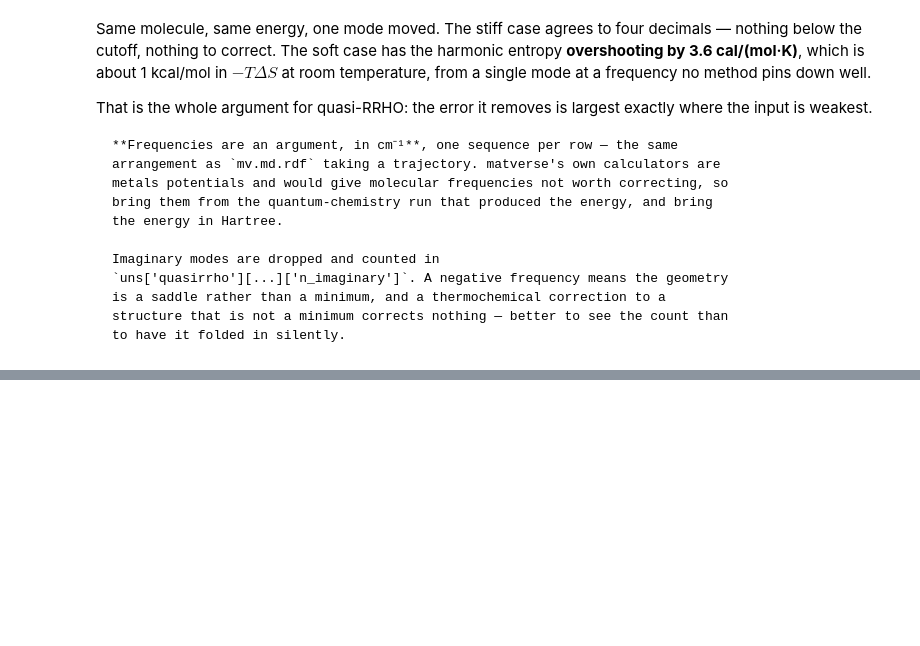
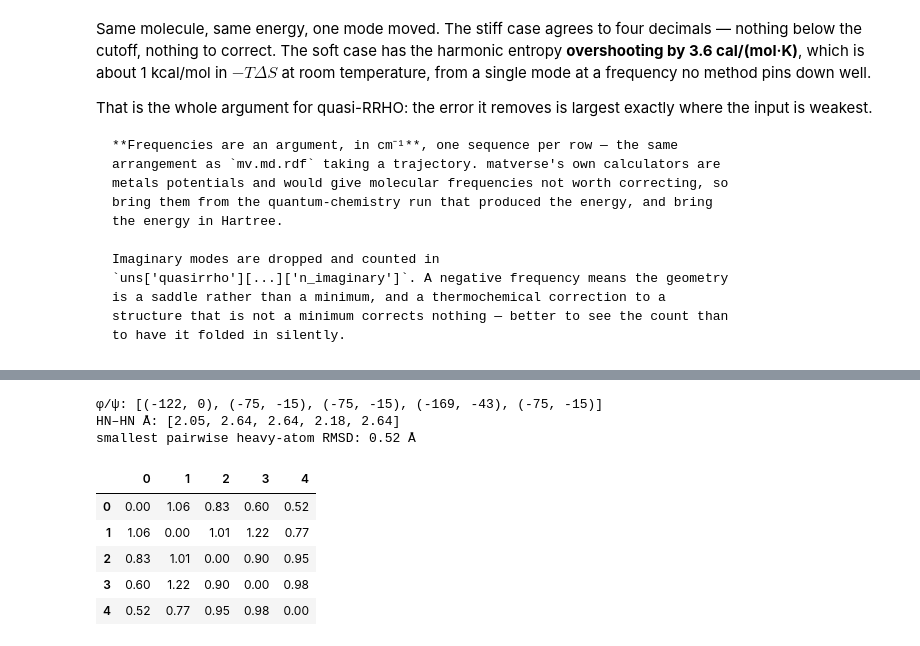
Before and after one commit to omicverse/matverse, a Jupyter notebook: matverse_guide/docs/tutorials/molecules.ipynb, the cells around one changed output, grey strips where cells are left out. Drawn from its saved outputs; the diff is of its cells as text; code cells hidden in the pictures; blank space fills up the shorter version.

```diff
--- a/matverse_guide/docs/tutorials/molecules.ipynb
+++ b/matverse_guide/docs/tutorials/molecules.ipynb
@@ -582,0 +724,8 @@ to have it folded in silently.
+# %%
+noe = {"distances": [{"atoms": [H_N1, H_N2], "lower": 1.8, "upper": 2.8}]}
+lower1, upper1 = mv.mol.restraint_bounds(dipeptide, noe)
+
+changed = (np.abs(upper1 - upper0) > 1e-6) | (np.abs(lower1 - lower0) > 1e-6)
+print(f"one restraint changed {int(changed.sum() // 2)} of "
+      f"{dipeptide.GetNumAtoms() * (dipeptide.GetNumAtoms() - 1) // 2} pairs")
+bounds_table(lower1, upper1, PAIRS)
@@ -582,0 +910,22 @@ to have it folded in silently.
+# %%
+def chain_length_proof(mol, restraints):
+    # a certificate (truthy) if any distance exceeds the bonded path between its atoms
+    for entry in restraints.get("distances", []):
+        i, j = entry["atoms"]
+        path = Chem.GetShortestPath(mol, i, j)
+        if entry["lower"] > 1.6 * (len(path) - 1):
+            return {"pair": (i, j), "path_bonds": len(path) - 1, "lower": entry["lower"]}
+    return None
+
+
+attempts = {
+    "angle on a non-path": ({"angles": [{"atoms": [0, 3, 4], "lower": 100, "upper": 120}]}, {}),
+    "impossible 1-4 distance": ({"distances": [{"atoms": [1, 6], "lower": 5.0, "upper": 5.5}]}, {}),
+    "same, with a proof": ({"distances": [{"atoms": [1, 6], "lower": 5.0, "upper": 5.5}]},
+                           {"proof": chain_length_proof}),
+}
+for label, (restraints, extra) in attempts.items():
+    try:
+        mv.mol.embed_restrained(dipeptide, restraints, max_attempts=5, **SLACK, **extra)
+    except mv.mol.RestraintError as exc:
+        print(f"{label:25s} {type(exc).__name__}: {exc}")
@@ -582,0 +944,23 @@ to have it folded in silently.
+# %%
+ensemble = mv.mol.embed_restrained(dipeptide, noe, num_confs=5, random_seed=9,
+                                   min_rmsd=0.5, max_attempts=200, **SLACK)
+heavy = Chem.RemoveHs(ensemble)
+n = ensemble.GetNumConformers()
+rmsd = np.array([[0.0 if a == b else rdMolAlign.GetBestRMS(heavy, heavy, a, b)
+                  for b in range(n)] for a in range(n)])
+print("φ/ψ:", [tuple(round(x) for x in phi_psi(ensemble, c)) for c in range(n)])
+print("HN–HN Å:", [round(float(np.linalg.norm(ensemble.GetConformer(c).GetPositions()[H_N1]
+                                            - ensemble.GetConformer(c).GetPositions()[H_N2])), 2)
+                   for c in range(n)])
+print(f"smallest pairwise heavy-atom RMSD: {rmsd[~np.eye(n, dtype=bool)].min():.2f} Å")
+pd.DataFrame(rmsd).round(2)
+# %% [output]
+φ/ψ: [(-122, 0), (-75, -15), (-75, -15), (-169, -43), (-75, -15)]
+HN–HN Å: [2.05, 2.64, 2.64, 2.18, 2.64]
+smallest pairwise heavy-atom RMSD: 0.52 Å
+|  | 0 | 1 | 2 | 3 | 4 |
+| 0 | 0.00 | 1.06 | 0.83 | 0.60 | 0.52 |
+| 1 | 1.06 | 0.00 | 1.01 | 1.22 | 0.77 |
+| 2 | 0.83 | 1.01 | 0.00 | 0.90 | 0.95 |
+| 3 | 0.60 | 1.22 | 0.90 | 0.00 | 0.98 |
+| 4 | 0.52 | 0.77 | 0.95 | 0.98 | 0.00 |
```
Also changed, not shown: parts of 28 cells of this notebook, 3 other files.
